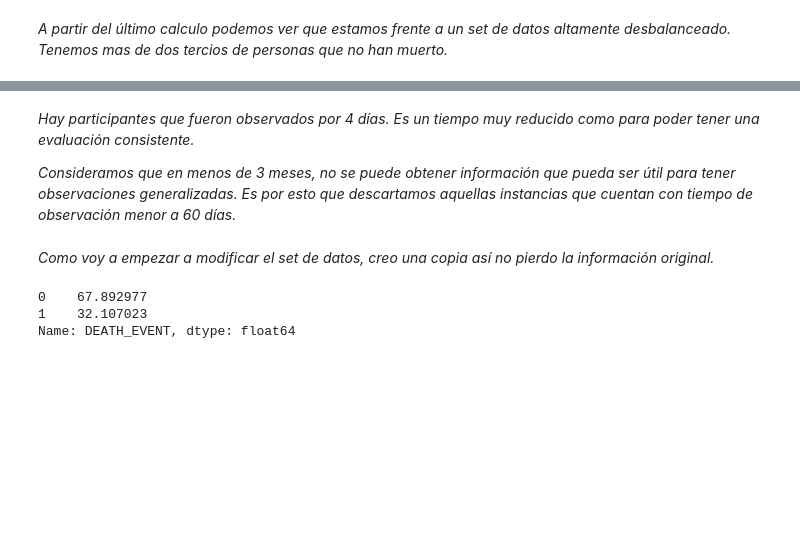
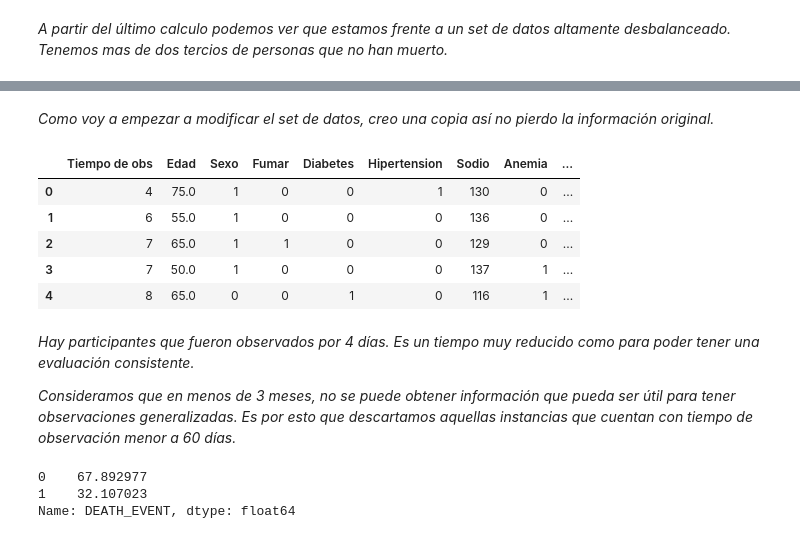
Before and after one commit to Fedenov/Aprendizaje_Automatico_Tarea3, a Jupyter notebook: Tarea3.ipynb, the cells around one changed output, grey strips where cells are left out. Cells and saved outputs as stored; diff of their text form; code cells hidden in the pictures; blank space fills up the shorter version.

Commit message:
orden y renombre de columnas

```diff
--- a/Tarea3.ipynb
+++ b/Tarea3.ipynb
@@ -119,10 +119,22 @@ rawDataSet.describe()
 | 50% | 60.000000 | 0.000000 | 250.000000 | 0.000000 | 38.000000 | 0.000000 | 262000.000000 | ... |
 | 75% | 70.000000 | 1.000000 | 582.000000 | 1.000000 | 45.000000 | 1.000000 | 303500.000000 | ... |
 | max | 95.000000 | 1.000000 | 7861.000000 | 1.000000 | 80.000000 | 1.000000 | 850000.000000 | ... |
+# %% [markdown]
+*Como voy a empezar a modificar el set de datos, creo una copia así no pierdo la información original.*
+# %%
+dataSet = rawDataSet.copy()
+dataSet.rename(columns = {'time' : 'Tiempo de obs', 'age' : 'Edad', 'sex' : 'Sexo', 'smoking' : 'Fumar', 'diabetes' : 'Diabetes', 'high_blood_pressure' : 'Hipertension', 'serum_sodium' : 'Sodio', 'anaemia' : 'Anemia', 'creatinine_phosphokinase' : 'Creatinina Fosfoquinasa', 'ejection_fraction' : 'Fraccion de Ejeccion', 'platelets' : 'Plaquetas', 'serum_creatinine' : 'Creatinina', 'DEATH_EVENT' : 'Muerte'}, inplace = True)
+dataSet = dataSet[['Tiempo de obs', 'Edad', 'Sexo', 'Fumar', 'Diabetes', 'Hipertension', 'Sodio', 'Anemia', 'Creatinina Fosfoquinasa', 'Fraccion de Ejeccion', 'Plaquetas', 'Creatinina', 'Muerte']]
+dataSet.head()
+# %% [output]
+|  | Tiempo de obs | Edad | Sexo | Fumar | Diabetes | Hipertension | Sodio | Anemia | ... |
+| 0 | 4 | 75.0 | 1 | 0 | 0 | 1 | 130 | 0 | ... |
+| 1 | 6 | 55.0 | 1 | 0 | 0 | 0 | 136 | 0 | ... |
+| 2 | 7 | 65.0 | 1 | 1 | 0 | 0 | 129 | 0 | ... |
+| 3 | 7 | 50.0 | 1 | 0 | 0 | 0 | 137 | 1 | ... |
+| 4 | 8 | 65.0 | 0 | 0 | 1 | 0 | 116 | 1 | ... |
 # %% [markdown]
 *Hay participantes que fueron observados por 4 días. Es un tiempo muy reducido como para poder tener una evaluación consistente.*
 
 *Consideramos que en menos de 3 meses, no se puede obtener información que pueda ser útil para tener observaciones generalizadas. Es por esto que descartamos aquellas instancias que cuentan con tiempo de observación menor a 60 días.*
-# %% [markdown]
-*Como voy a empezar a modificar el set de datos, creo una copia así no pierdo la información original.*
 # %%
```
Also changed, not shown: parts of 1 cell of this notebook.
